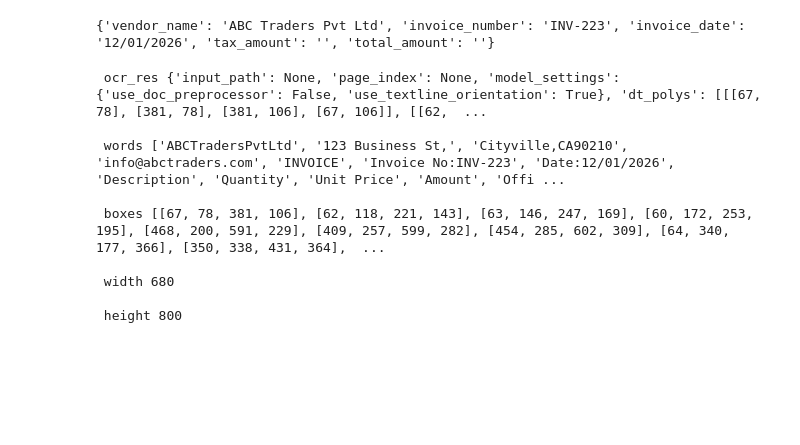
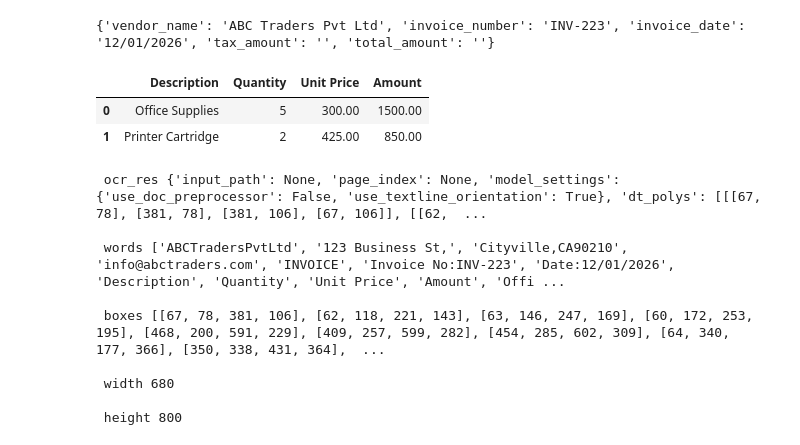
Before and after one commit to bilalhameed248/Invoice-Intelligence-With-Learning-Loop, a Jupyter notebook: notebook/OCR-R&D.ipynb, the cells around one changed output. Saved outputs shown, nothing was run; the diff lists cells and outputs as text; code cells hidden in the pictures; blank space fills up the shorter version.

```diff
--- a/notebook/OCR-R&D.ipynb
+++ b/notebook/OCR-R&D.ipynb
@@ -223,6 +223,28 @@ if not extracted['vendor_name']:
 print(extracted)
 # %% [output]
 {'vendor_name': 'ABC Traders Pvt Ltd', 'invoice_number': 'INV-223', 'invoice_date': '12/01/2026', 'tax_amount': '', 'total_amount': ''}
+# %%
+import pandas as pd
+json_path = "../notebook/invoice_output/image_sample_invoice_res.json"
+with open(json_path, "r") as f:
+    data = json.load(f)
+def invoice_table_to_dataframe(json_data):
+    table_block = next((b for b in json_data.get("parsing_res_list", []) if b["block_label"] == "table"), None)
+    if not table_block or not table_block.get("block_content"):
+        return pd.DataFrame()
+    df = pd.read_html(table_block["block_content"])[0]
+    if df.iloc[0].isna().sum() == 0:
+        df.columns = df.iloc[0]
+        df = df[1:].reset_index(drop=True)
+    return df
+
+df = invoice_table_to_dataframe(data)
+# %%
+df
+# %% [output]
+|  | Description | Quantity | Unit Price | Amount |
+| 0 | Office Supplies | 5 | 300.00 | 1500.00 |
+| 1 | Printer Cartridge | 2 | 425.00 | 850.00 |
 # %%
 import json
 from PIL import Image
```
Also changed, not shown: 27 other files.
